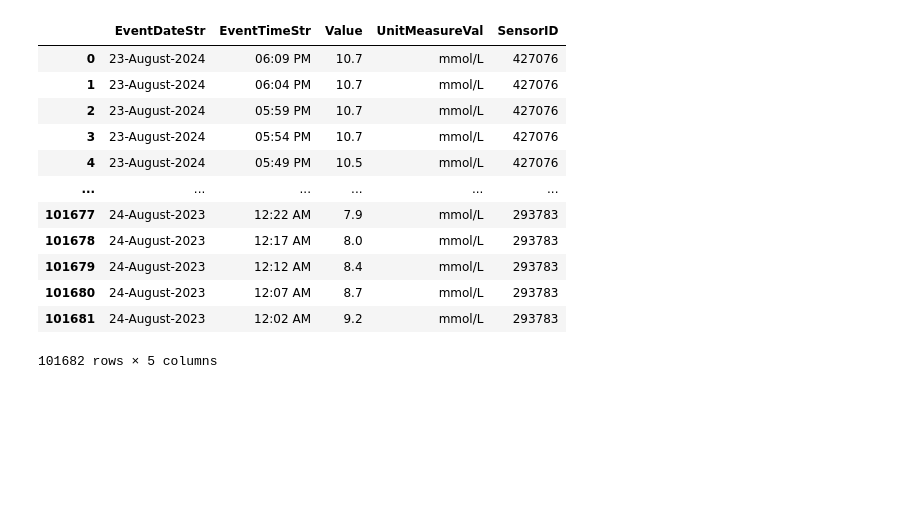
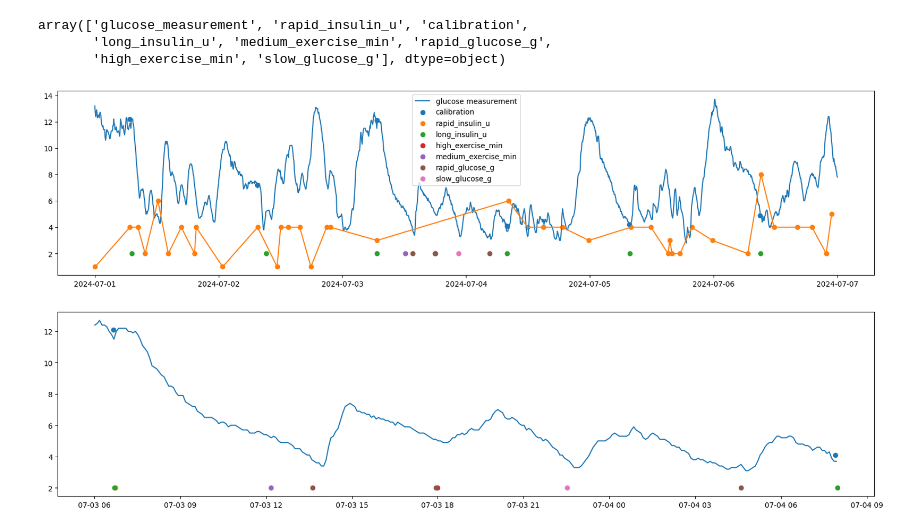
Before and after one commit to sethyvenatem/blood_sugar_fast_day, a Jupyter notebook: fast_day.ipynb, the cells around one changed output. Drawn from its saved outputs; the diff is of its cells as text; code cells hidden in the pictures; blank space fills up the shorter version.

Commit message:
data preparation

```diff
--- a/fast_day.ipynb
+++ b/fast_day.ipynb
@@ -5,16 +117,40 @@ all_data = pd.read_excel('All Events.xlsx',sheet_name = 'Sensor Glucose')
 # %%
-all_data
+all_data['EventType'].unique()
 # %% [output]
-|  | EventDateStr | EventTimeStr | Value | UnitMeasureVal | SensorID |
-| 0 | 23-August-2024 | 06:09 PM | 10.7 | mmol/L | 427076 |
-| 1 | 23-August-2024 | 06:04 PM | 10.7 | mmol/L | 427076 |
-| 2 | 23-August-2024 | 05:59 PM | 10.7 | mmol/L | 427076 |
-| 3 | 23-August-2024 | 05:54 PM | 10.7 | mmol/L | 427076 |
-| 4 | 23-August-2024 | 05:49 PM | 10.5 | mmol/L | 427076 |
-| ... | ... | ... | ... | ... | ... |
-| 101677 | 24-August-2023 | 12:22 AM | 7.9 | mmol/L | 293783 |
-| 101678 | 24-August-2023 | 12:17 AM | 8.0 | mmol/L | 293783 |
-| 101679 | 24-August-2023 | 12:12 AM | 8.4 | mmol/L | 293783 |
-| 101680 | 24-August-2023 | 12:07 AM | 8.7 | mmol/L | 293783 |
-| 101681 | 24-August-2023 | 12:02 AM | 9.2 | mmol/L | 293783 |
-101682 rows × 5 columns
+array(['glucose_measurement', 'rapid_insulin_u', 'calibration',
+       'long_insulin_u', 'medium_exercise_min', 'rapid_glucose_g',
+       'high_exercise_min', 'slow_glucose_g'], dtype=object)
+# %%
+fig, axs = plt.subplots(2)
+fig.set_figheight(10)
+fig.set_figwidth(20)
+
+data = all_data[all_data['EventType'] == 'glucose_measurement'].copy()
+axs[0].plot(data.index,data['Value'], label = 'glucose measurement')
+
+data = all_data[all_data['EventType'] == 'calibration'].copy()
+axs[0].scatter(data.index,data['Value'], label = 'calibration')
+
+type = 'rapid_insulin_u'
+data = all_data[all_data['EventType'] == type].copy()
+axs[0].scatter(data.index,data['Value'], label = type)
+axs[0].plot(data.index,data['Value'])
+for type in ['long_insulin_u', 'high_exercise_min', 'medium_exercise_min', 'rapid_glucose_g', 'slow_glucose_g']:
+    data = all_data[all_data['EventType'] == type].copy()
+    axs[0].scatter(data.index,[2]*len(data), label = type)
+
+axs[0].legend()
+
+fast_start = datetime(2024,7,3,6)
+fast_end = datetime(2024,7,4,8)
+data = all_data[(all_data.index < fast_end) & (all_data.index > fast_start) & (all_data['EventType'] == 'glucose_measurement')].copy()
+axs[1].plot(data.index,data['Value'], label = 'glucose measurement')
+
+data = all_data[(all_data.index < fast_end) & (all_data.index > fast_start) & (all_data['EventType'] == 'calibration')].copy()
+axs[1].scatter(data.index,data['Value'], label = 'calibration')
+
+for type in ['rapid_insulin_u','long_insulin_u', 'high_exercise_min', 'medium_exercise_min', 'rapid_glucose_g', 'slow_glucose_g']:
+    data = all_data[(all_data.index < fast_end) & (all_data.index > fast_start) & (all_data['EventType'] == type)].copy()
+    axs[1].scatter(data.index,[2]*len(data), label = type)
+# %% [output]
+[figure, added]
```
Also changed, not shown: parts of 5 cells of this notebook.
